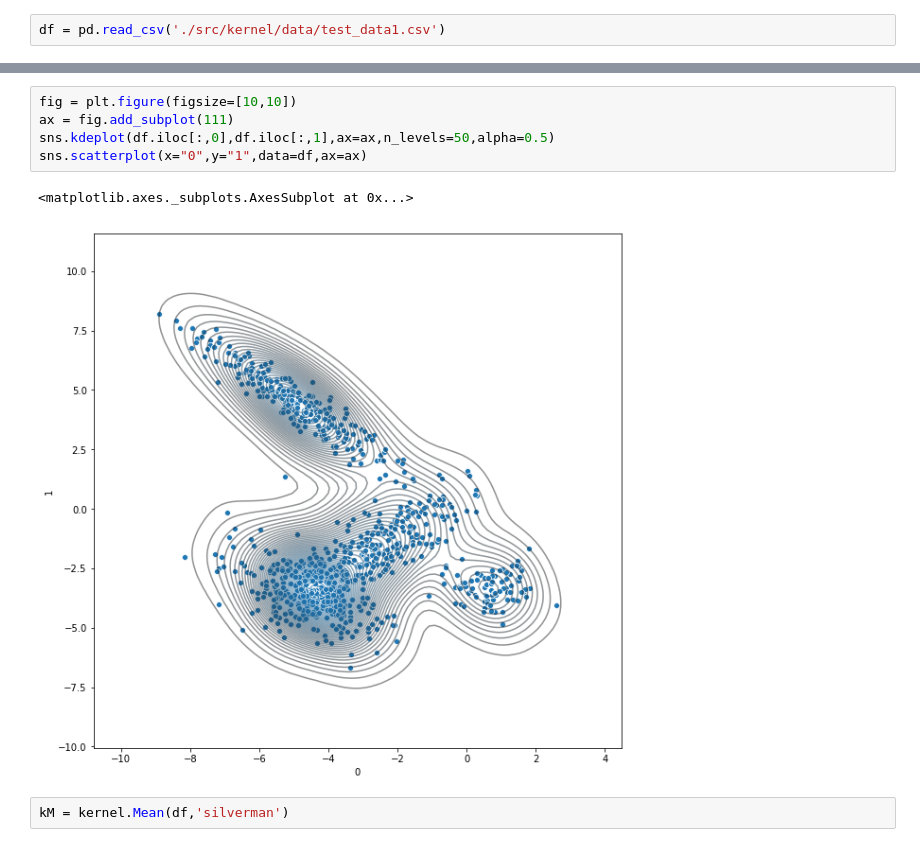
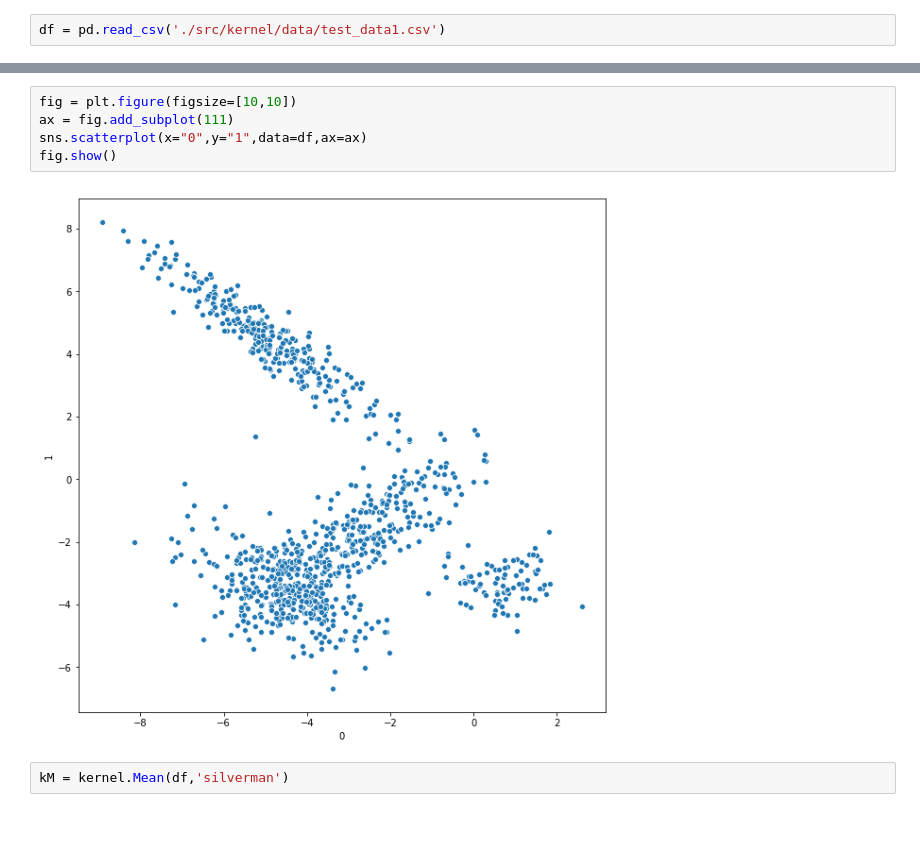
Before and after one commit to JohnYKiyo/kernel_method_numpy, a Jupyter notebook: kernelMean.ipynb, the cells around one changed output, grey strips where cells are left out. Saved outputs shown, nothing was run; the diff lists cells and outputs as text.

```diff
--- a/kernelMean.ipynb
+++ b/kernelMean.ipynb
@@ -189,10 +22,9 @@ df = pd.read_csv('./src/kernel/data/test_data1.csv')
 # %%
 fig = plt.figure(figsize=[10,10])
 ax = fig.add_subplot(111)
-sns.kdeplot(df.iloc[:,0],df.iloc[:,1],ax=ax,n_levels=50,alpha=0.5)
 sns.scatterplot(x="0",y="1",data=df,ax=ax)
+fig.show()
 # %% [output]
-<matplotlib.axes._subplots.AxesSubplot at 0x...>
-[figure, old version]
+[figure, new version]
 # %%
 kM = kernel.Mean(df,'silverman')
```
Also changed, not shown: parts of 15 cells of this notebook.
